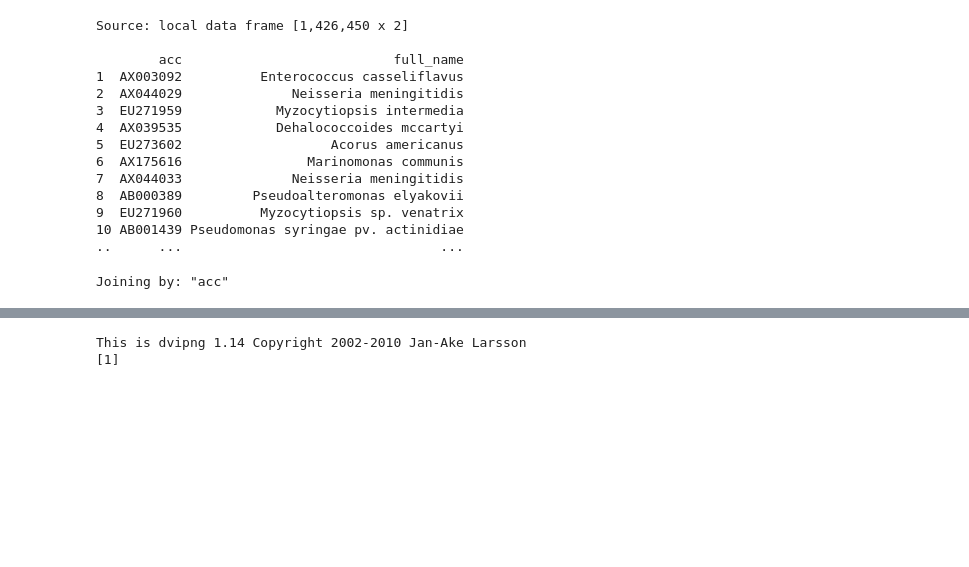
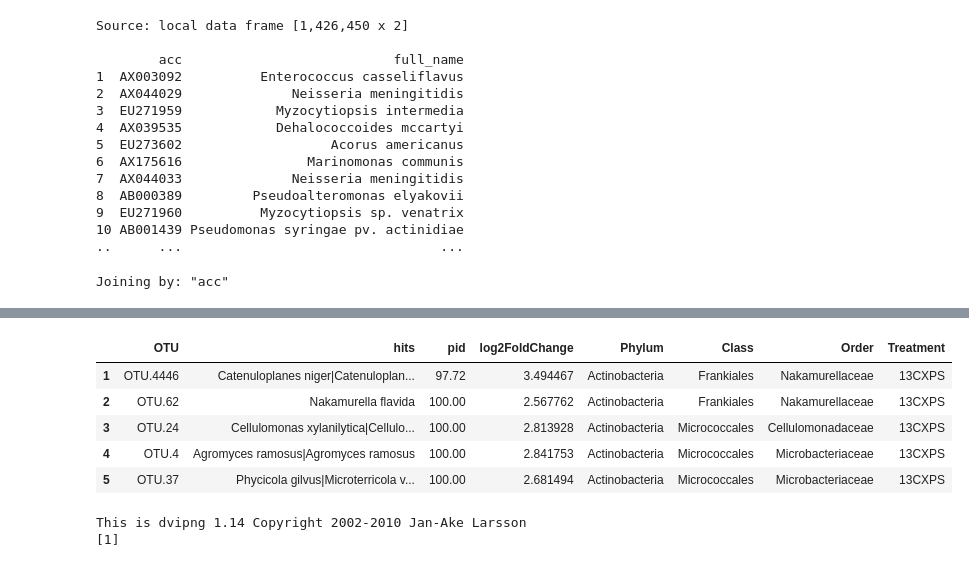
Before and after one commit to chuckpr/CSIP_succession_data_analysis, a Jupyter notebook: figures_and_stats/LTP_blast_table_cellulose.ipynb, the cells around one changed output, grey strips where cells are left out. Saved outputs shown, nothing was run; the diff lists cells and outputs as text; code cells hidden in the pictures; blank space fills up the shorter version.

Commit message:
table edits

```diff
--- a/figures_and_stats/LTP_blast_table_cellulose.ipynb
+++ b/figures_and_stats/LTP_blast_table_cellulose.ipynb
@@ -89,4 +103,13 @@ df.table = df.top.hits %>%
 # %%
 df_table = com.load_data("df.table")
+# %%
+df_table.head()
+# %% [output]
+|  | OTU | hits | pid | log2FoldChange | Phylum | Class | Order | Treatment |
+| 1 | OTU.4446 | Catenuloplanes niger|Catenuloplan... | 97.72 | 3.494467 | Actinobacteria | Frankiales | Nakamurellaceae | 13CXPS |
+| 2 | OTU.62 | Nakamurella flavida | 100.00 | 2.567762 | Actinobacteria | Frankiales | Nakamurellaceae | 13CXPS |
+| 3 | OTU.24 | Cellulomonas xylanilytica|Cellulo... | 100.00 | 2.813928 | Actinobacteria | Micrococcales | Cellulomonadaceae | 13CXPS |
+| 4 | OTU.4 | Agromyces ramosus|Agromyces ramosus | 100.00 | 2.841753 | Actinobacteria | Micrococcales | Microbacteriaceae | 13CXPS |
+| 5 | OTU.37 | Phycicola gilvus|Microterricola v... | 100.00 | 2.681494 | Actinobacteria | Micrococcales | Microbacteriaceae | 13CXPS |
 # %%
 def list_genera(l):
```
Also changed, not shown: parts of 7 cells of this notebook.
